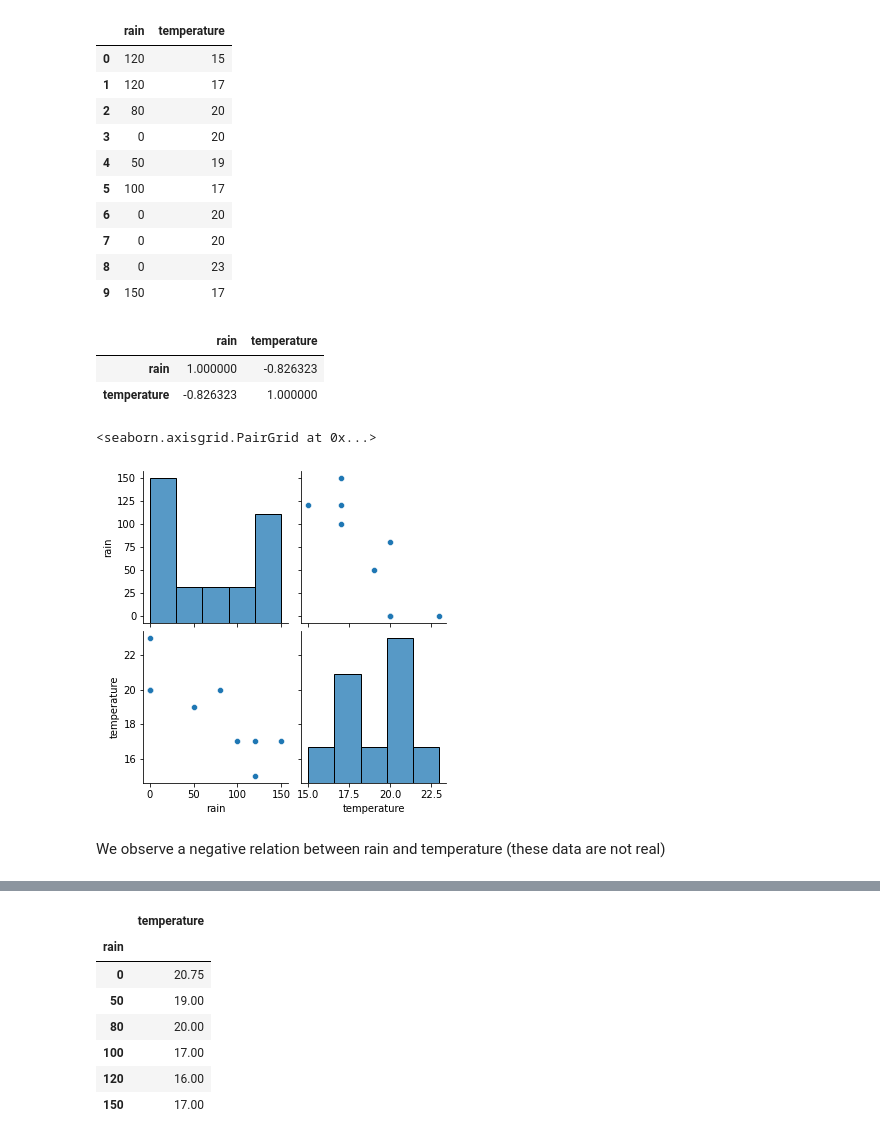
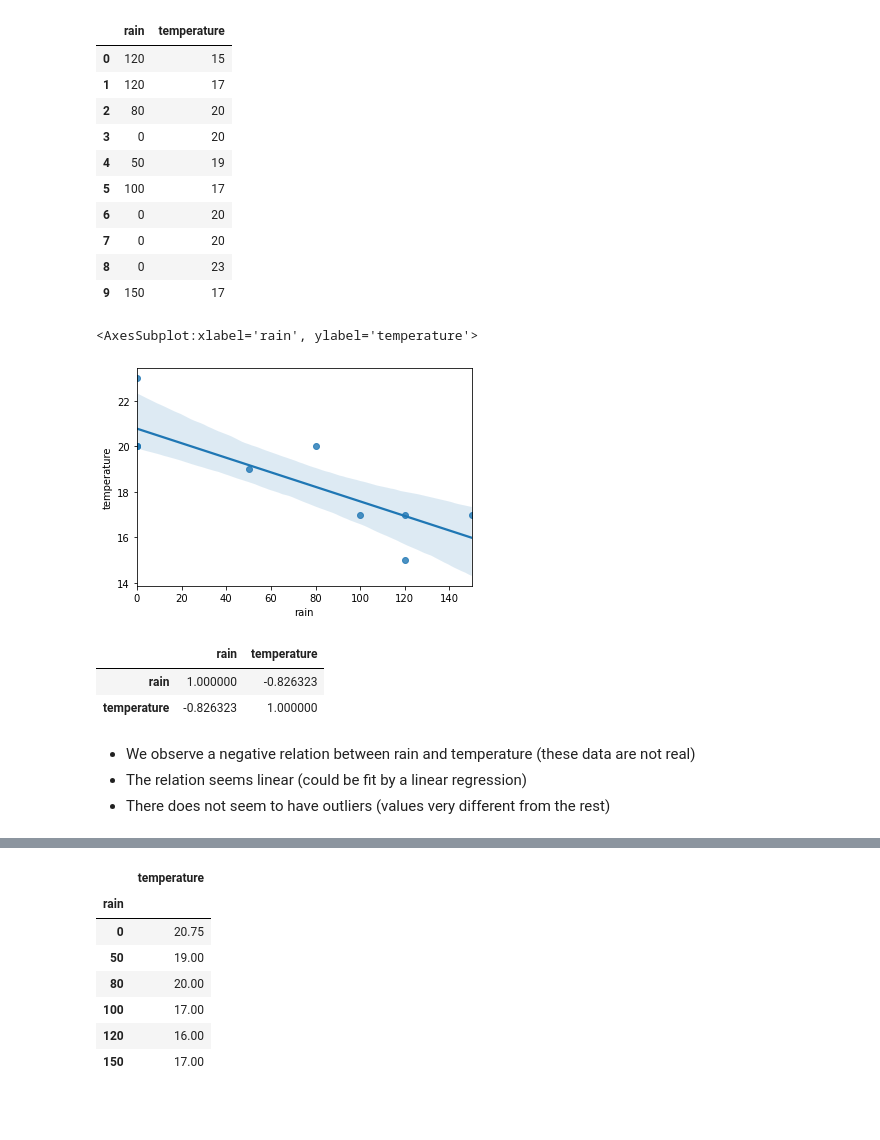
Before and after one commit to AlexisBogroff/Sorbonne_Data_Science_Workshop, a Jupyter notebook: src/data_analysis_with_pandas.ipynb, the cells around one changed output, grey strips where cells are left out. Drawn from its saved outputs; the diff is of its cells as text; code cells hidden in the pictures; blank space fills up the shorter version.

Commit message:
Notebook: Add multivariate quanti analysis

```diff
--- a/src/data_analysis_with_pandas.ipynb
+++ b/src/data_analysis_with_pandas.ipynb
@@ -395,4 +397,10 @@ df_multi_quanti
 | 7 | 0 | 20 |
 | 8 | 0 | 23 |
 | 9 | 150 | 17 |
+# %%
+import seaborn as sns
+sns.regplot(x='rain', y='temperature', data=df_multi_quanti)
+# %% [output]
+<AxesSubplot:xlabel='rain', ylabel='temperature'>
+[figure, added]
 # %%
@@ -401,11 +409,7 @@ df_multi_quanti.corr()  # Pearson correlation
 |  | rain | temperature |
 | rain | 1.000000 | -0.826323 |
 | temperature | -0.826323 | 1.000000 |
-# %%
-import seaborn as sns
-sns.pairplot(df_multi_quanti)
-# %% [output]
-<seaborn.axisgrid.PairGrid at 0x...>
-[figure, removed]
 # %% [markdown]
-We observe a negative relation between rain and temperature (these data are not real)
+- We observe a negative relation between rain and temperature (these data are not real)
+- The relation seems linear (could be fit by a linear regression)
+- There does not seem to have outliers (values very different from the rest)
```
Also changed, not shown: parts of 25 cells of this notebook, 1 other file.
